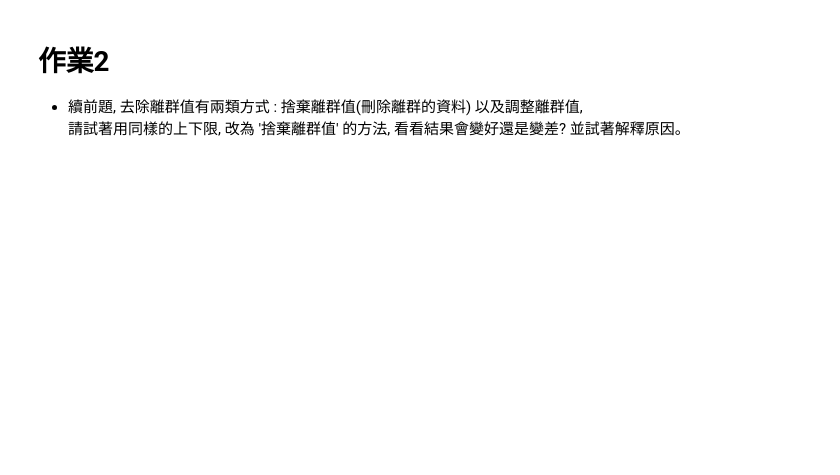
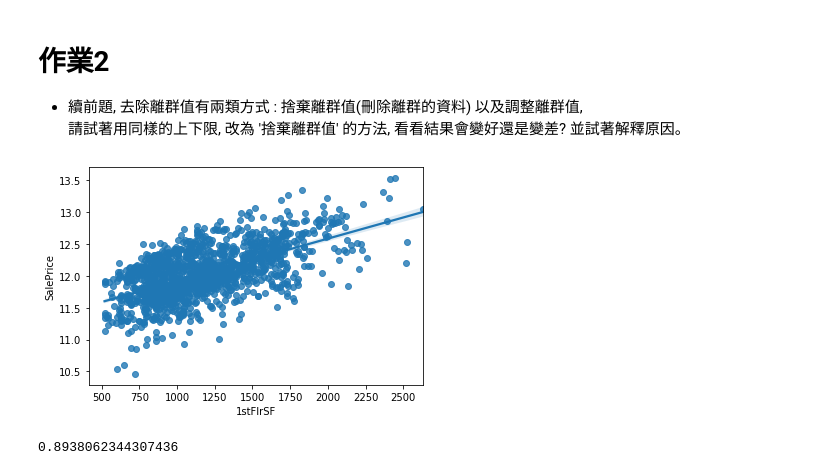
Before and after one commit to teresa9895/ML100Days, a Jupyter notebook: homework/Day_010_HW.ipynb, the cells around one changed output. Saved outputs shown, nothing was run; the diff lists cells and outputs as text; code cells hidden in the pictures; blank space fills up the shorter version.

```diff
--- a/homework/Day_010_HW.ipynb
+++ b/homework/Day_010_HW.ipynb
@@ -72,13 +89,15 @@ cross_val_score(estimator, train_X, train_Y, cv=5).mean()
 請試著用同樣的上下限, 改為 '捨棄離群值' 的方法, 看看結果會變好還是變差? 並試著解釋原因。
 # %%
 # 將 1stFlrSF 限制在你覺得適合的範圍內, 捨棄離群值
-keep_indexs = (df['1stFlrSF']> 500) & (df['1stFlrSF']< 2000)
-df = df[keep_indexs]
-train_Y = train_Y[keep_indexs]
-sns.regplot(x = df['1stFlrSF'], y=train_Y)
+some_data= (df['1stFlrSF']> 500) & (df['1stFlrSF']< 2800)
+df = df[some_data]
+train_Y = train_Y[some_data]
+sns.regplot(x = df['1stFlrSF'], y = train_Y)
 plt.show()
-
 # 做線性迴歸, 觀察分數
 train_X = MMEncoder.fit_transform(df)
 estimator = LinearRegression()
 cross_val_score(estimator, train_X, train_Y, cv=5).mean()
+# %% [output]
+[figure, added]
+0.8938062344307436
```
Also changed, not shown: parts of 5 cells of this notebook, 1 other file.
